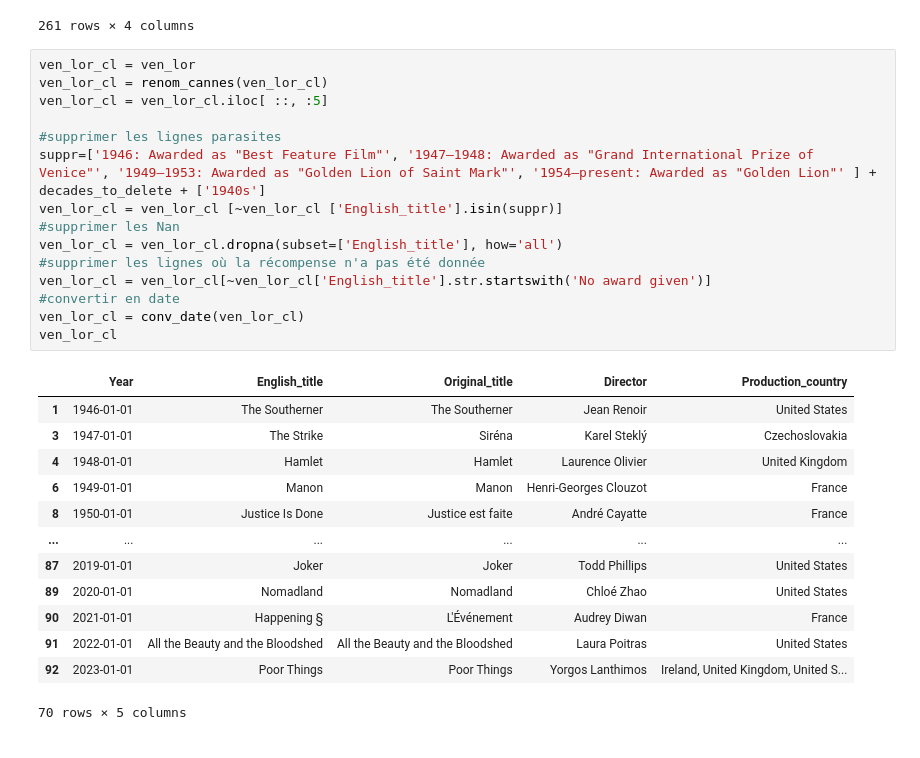
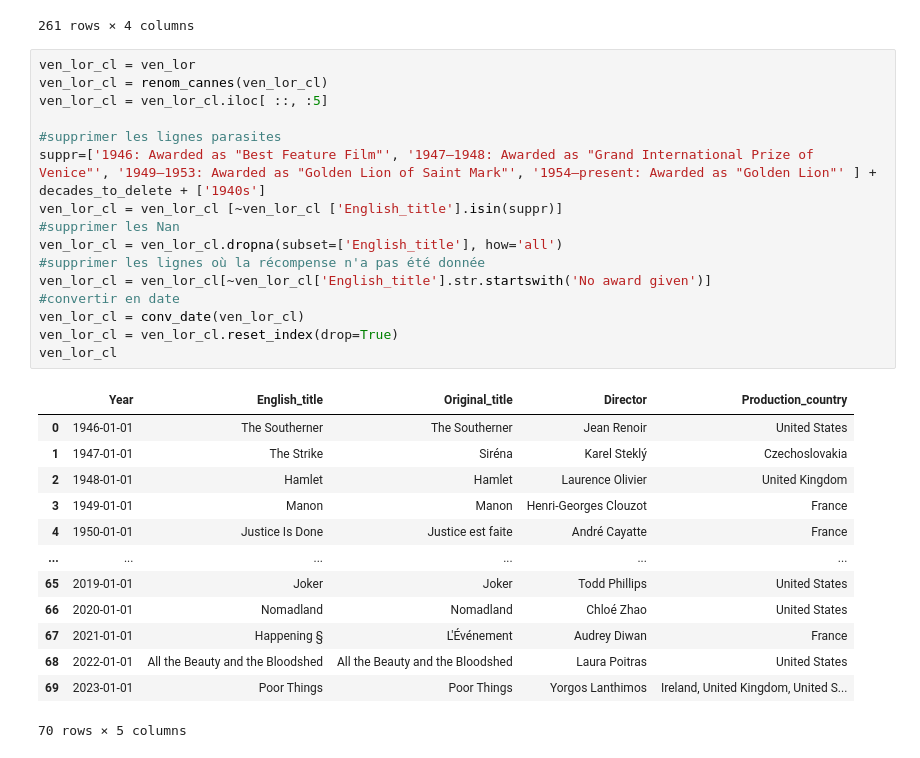
Before and after one commit to itsreivilo/movies, a Jupyter notebook: cleaning_data/cleaning_awards.ipynb, the cells around one changed output. Drawn from its saved outputs; the diff is of its cells as text.

```diff
--- a/cleaning_data/cleaning_awards.ipynb
+++ b/cleaning_data/cleaning_awards.ipynb
@@ -376,29 +376,30 @@ ces_bf_cl
 # %%
 ven_lor_cl = ven_lor
 ven_lor_cl = renom_cannes(ven_lor_cl)
 ven_lor_cl = ven_lor_cl.iloc[ ::, :5]
 
 #supprimer les lignes parasites
 suppr=['1946: Awarded as "Best Feature Film"', '1947–1948: Awarded as "Grand International Prize of Venice"', '1949–1953: Awarded as "Golden Lion of Saint Mark"', '1954–present: Awarded as "Golden Lion"' ] + decades_to_delete + ['1940s']
 ven_lor_cl = ven_lor_cl [~ven_lor_cl ['English_title'].isin(suppr)]
 #supprimer les Nan
 ven_lor_cl = ven_lor_cl.dropna(subset=['English_title'], how='all')
 #supprimer les lignes où la récompense n'a pas été donnée
 ven_lor_cl = ven_lor_cl[~ven_lor_cl['English_title'].str.startswith('No award given')]
 #convertir en date
 ven_lor_cl = conv_date(ven_lor_cl)
+ven_lor_cl = ven_lor_cl.reset_index(drop=True)
 ven_lor_cl
 # %% [output]
 |  | Year | English_title | Original_title | Director | Production_country |
-| 1 | 1946-01-01 | The Southerner | The Southerner | Jean Renoir | United States |
-| 3 | 1947-01-01 | The Strike | Siréna | Karel Steklý | Czechoslovakia |
-| 4 | 1948-01-01 | Hamlet | Hamlet | Laurence Olivier | United Kingdom |
-| 6 | 1949-01-01 | Manon | Manon | Henri-Georges Clouzot | France |
-| 8 | 1950-01-01 | Justice Is Done | Justice est faite | André Cayatte | France |
+| 0 | 1946-01-01 | The Southerner | The Southerner | Jean Renoir | United States |
+| 1 | 1947-01-01 | The Strike | Siréna | Karel Steklý | Czechoslovakia |
+| 2 | 1948-01-01 | Hamlet | Hamlet | Laurence Olivier | United Kingdom |
+| 3 | 1949-01-01 | Manon | Manon | Henri-Georges Clouzot | France |
+| 4 | 1950-01-01 | Justice Is Done | Justice est faite | André Cayatte | France |
 | ... | ... | ... | ... | ... | ... |
-| 87 | 2019-01-01 | Joker | Joker | Todd Phillips | United States |
-| 89 | 2020-01-01 | Nomadland | Nomadland | Chloé Zhao | United States |
-| 90 | 2021-01-01 | Happening § | L'Événement | Audrey Diwan | France |
-| 91 | 2022-01-01 | All the Beauty and the Bloodshed | All the Beauty and the Bloodshed | Laura Poitras | United States |
-| 92 | 2023-01-01 | Poor Things | Poor Things | Yorgos Lanthimos | Ireland, United Kingdom, United S... |
+| 65 | 2019-01-01 | Joker | Joker | Todd Phillips | United States |
+| 66 | 2020-01-01 | Nomadland | Nomadland | Chloé Zhao | United States |
+| 67 | 2021-01-01 | Happening § | L'Événement | Audrey Diwan | France |
+| 68 | 2022-01-01 | All the Beauty and the Bloodshed | All the Beauty and the Bloodshed | Laura Poitras | United States |
+| 69 | 2023-01-01 | Poor Things | Poor Things | Yorgos Lanthimos | Ireland, United Kingdom, United S... |
 70 rows × 5 columns
```
Also changed, not shown: parts of 2 cells of this notebook.
